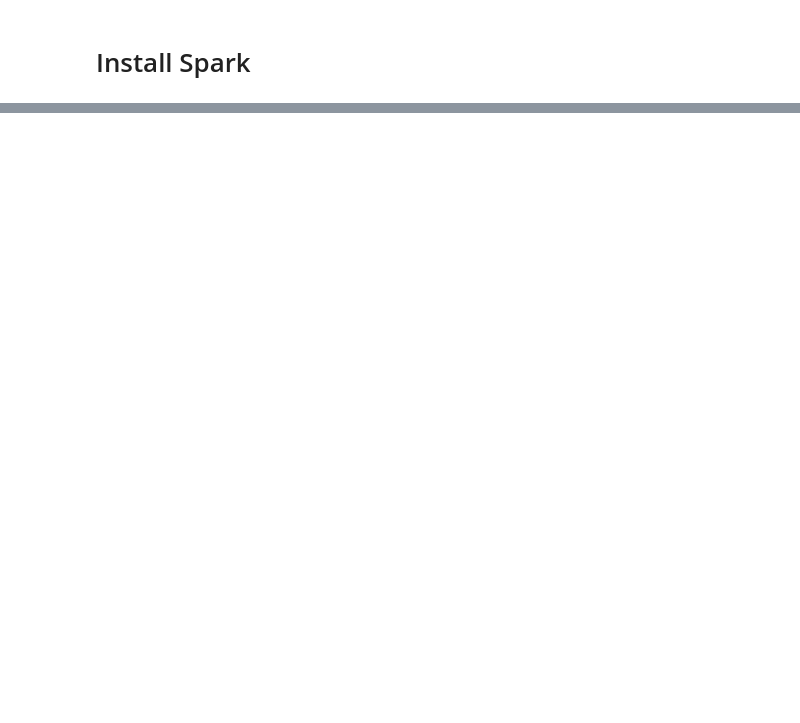
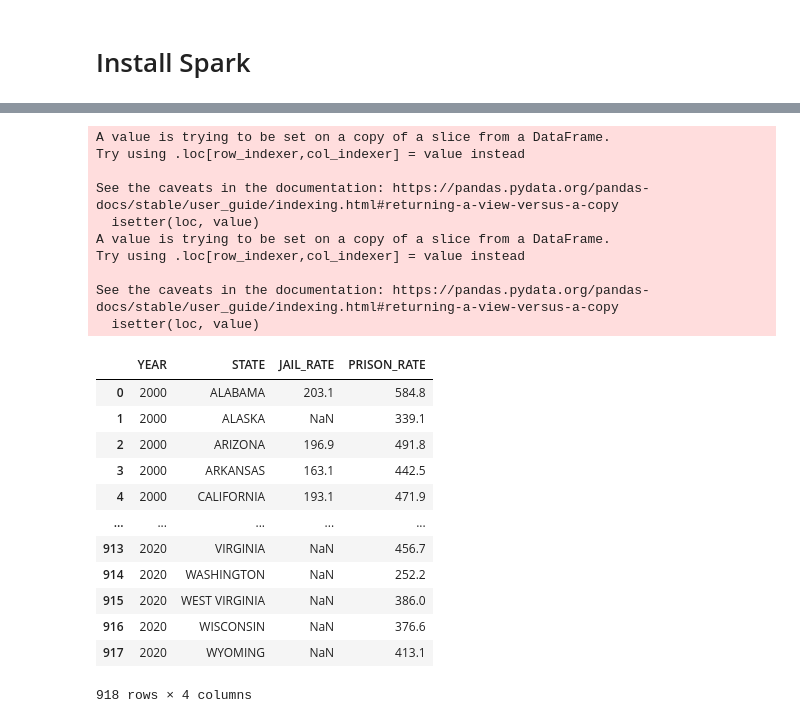
Before and after one commit to jipearson/blue-team, a Jupyter notebook: db_setup.ipynb, the cells around one changed output, grey strips where cells are left out. Cells and saved outputs as stored; diff of their text form; code cells hidden in the pictures; blank space fills up the shorter version.

```diff
--- a/db_setup.ipynb
+++ b/db_setup.ipynb
@@ -75,0 +274,35 @@ config = {"user":"postgres",
+# %%
+# Duplicate 2015 values for 2016/2020 and append to df
+incarceration_2016 = incarceration_df[(incarceration_df.YEAR ==2015)]
+incarceration_2020 = incarceration_df[(incarceration_df.YEAR ==2015)]
+
+incarceration_2016.loc[incarceration_2016['YEAR'] == 2015, 'YEAR'] = 2016
+incarceration_2020.loc[incarceration_2020['YEAR'] == 2015, 'YEAR'] = 2020
+
+incarceration_df = incarceration_df.append(incarceration_2016,ignore_index=True)
+incarceration_df = incarceration_df.append(incarceration_2020,ignore_index=True)
+incarceration_df
+# %% [output]
+A value is trying to be set on a copy of a slice from a DataFrame.
+Try using .loc[row_indexer,col_indexer] = value instead
+
+See the caveats in the documentation: https://pandas.pydata.org/pandas-docs/stable/user_guide/indexing.html#returning-a-view-versus-a-copy
+  isetter(loc, value)
+A value is trying to be set on a copy of a slice from a DataFrame.
+Try using .loc[row_indexer,col_indexer] = value instead
+
+See the caveats in the documentation: https://pandas.pydata.org/pandas-docs/stable/user_guide/indexing.html#returning-a-view-versus-a-copy
+  isetter(loc, value)
+|  | YEAR | STATE | JAIL_RATE | PRISON_RATE |
+| 0 | 2000 | ALABAMA | 203.1 | 584.8 |
+| 1 | 2000 | ALASKA | NaN | 339.1 |
+| 2 | 2000 | ARIZONA | 196.9 | 491.8 |
+| 3 | 2000 | ARKANSAS | 163.1 | 442.5 |
+| 4 | 2000 | CALIFORNIA | 193.1 | 471.9 |
+| ... | ... | ... | ... | ... |
+| 913 | 2020 | VIRGINIA | NaN | 456.7 |
+| 914 | 2020 | WASHINGTON | NaN | 252.2 |
+| 915 | 2020 | WEST VIRGINIA | NaN | 386.0 |
+| 916 | 2020 | WISCONSIN | NaN | 376.6 |
+| 917 | 2020 | WYOMING | NaN | 413.1 |
+918 rows × 4 columns
```
Also changed, not shown: parts of 62 cells of this notebook.
